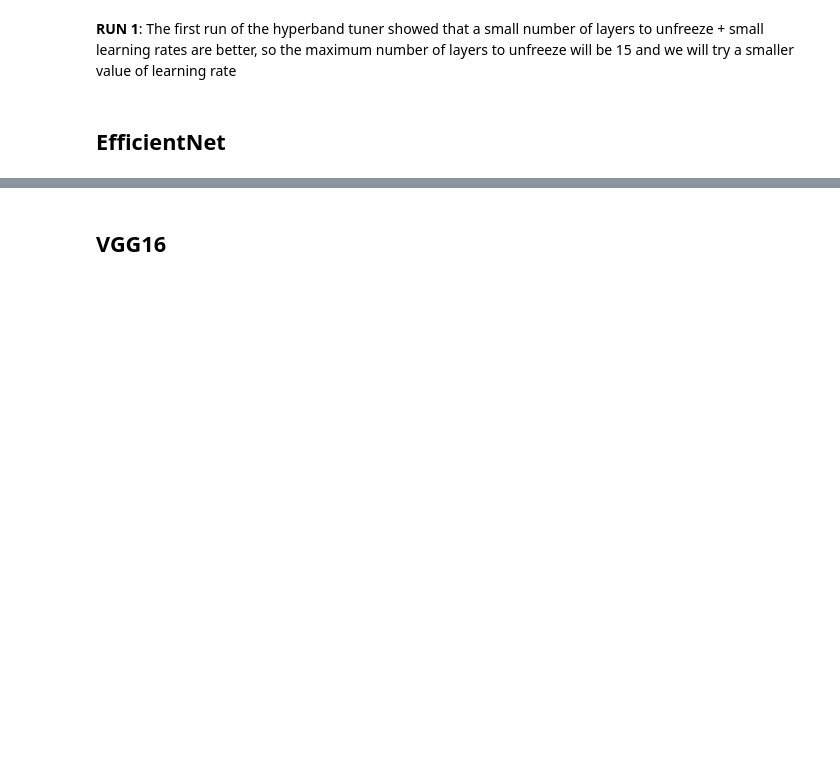
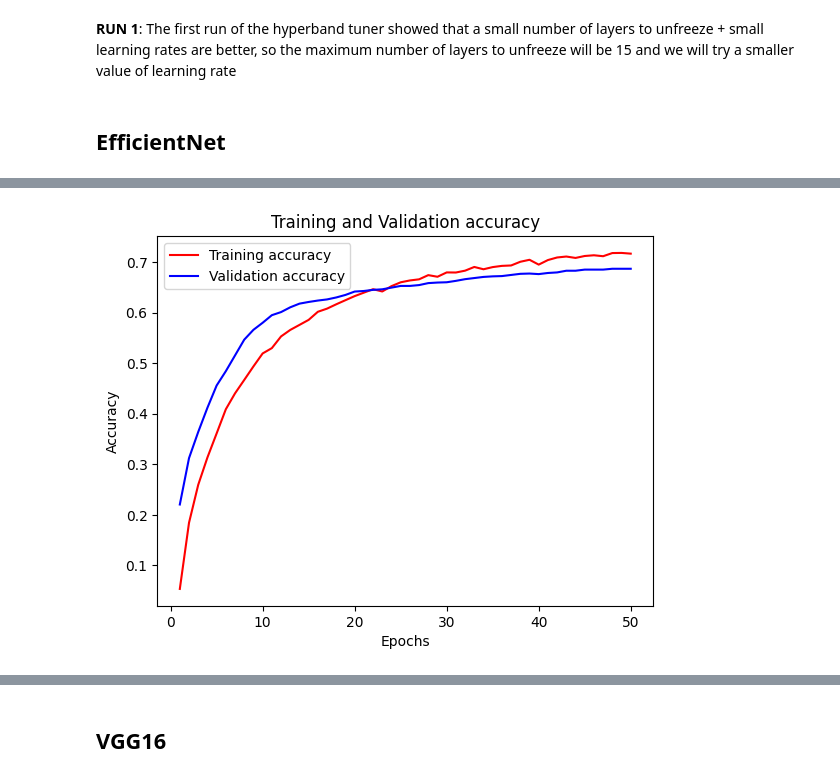
Before and after one commit to mgalao/deep-learning-project, a Jupyter notebook: project/DL_Pre_Trained_Models copy.ipynb, the cells around one changed output, grey strips where cells are left out. Drawn from its saved outputs; the diff is of its cells as text; code cells hidden in the pictures; blank space fills up the shorter version.

```diff
--- a/project/DL_Pre_Trained_Models copy.ipynb
+++ b/project/DL_Pre_Trained_Models copy.ipynb
@@ -402 +704,14 @@ callbacks = get_callbacks(
+# %%
+verbose = 1
+metrics = [
+    CategoricalAccuracy(name="acc"),
+    AUC(name="auc"),
+    F1Score(average="macro", name="f1_score")
+]
+
+initial_lr = 1e-4
+final_lr = 1e-5
+n_epochs = 50
+my_scheduler_fn = lr_scheduler(initial_lr, final_lr, n_epochs)
+lr_callback = LearningRateScheduler(my_scheduler_fn)
 # %%
@@ -438,7 +735,0 @@ callbacks = [
-# %%
-history = model.fit(
-    train_ds,
-    validation_data=val_ds,
-    epochs=30,
-    callbacks=callbacks
-)
@@ -447,0 +741,11 @@ KeyboardInterrupt:
+# %%
+experiment_en = Experiment(
+    model=model,
+    train_ds=train_ds,
+    val_ds=val_ds,
+    experiment_name="efficient_net_pre_finetuning_with_label_smoothing_batch_sized_corrected_launching_trying_lr_scheduler",
+    batch_size=32,
+    image_size=(224, 224)
+)
+# %%
+history_en = experiment_en.run_experiment(callbacks=callbacks_additional, epochs=50)
@@ -447,0 +780,6 @@ KeyboardInterrupt:
+# %%
+acc_train_en = history_en.history['acc']
+acc_val_en = history_en.history['val_acc']
+plot_model_acc(num_epochs=50, train_acc=acc_train_en, val_acc=acc_val_en)
+# %% [output]
+[figure, added]
```
Also changed, not shown: parts of 97 cells of this notebook, 1 other file.
